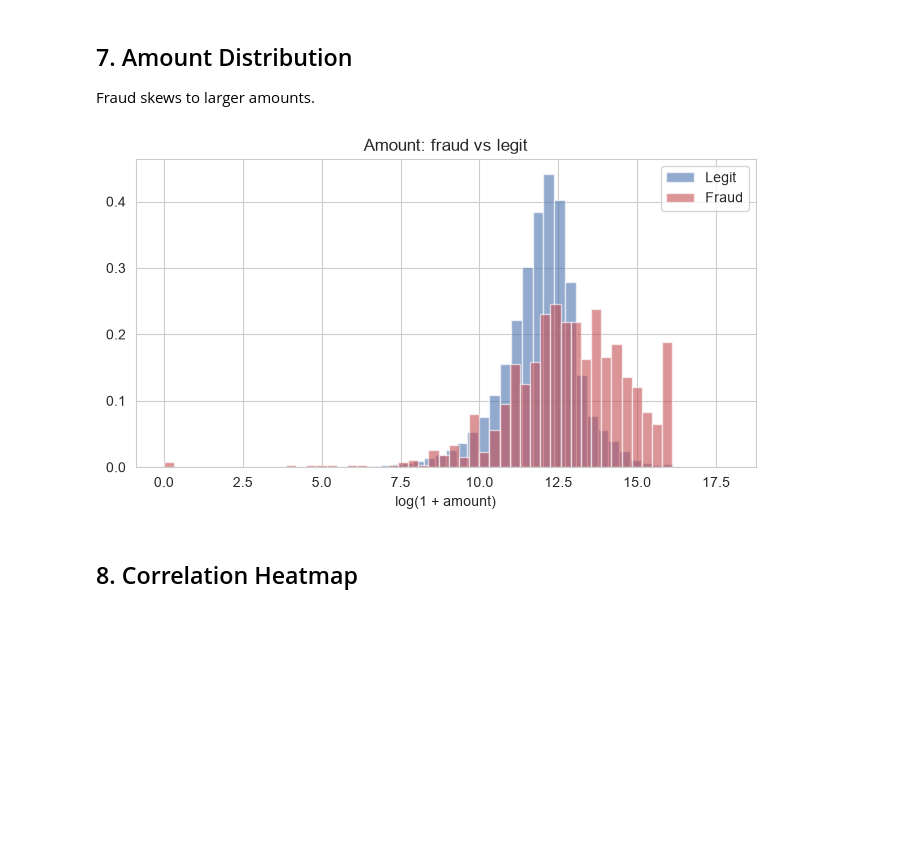
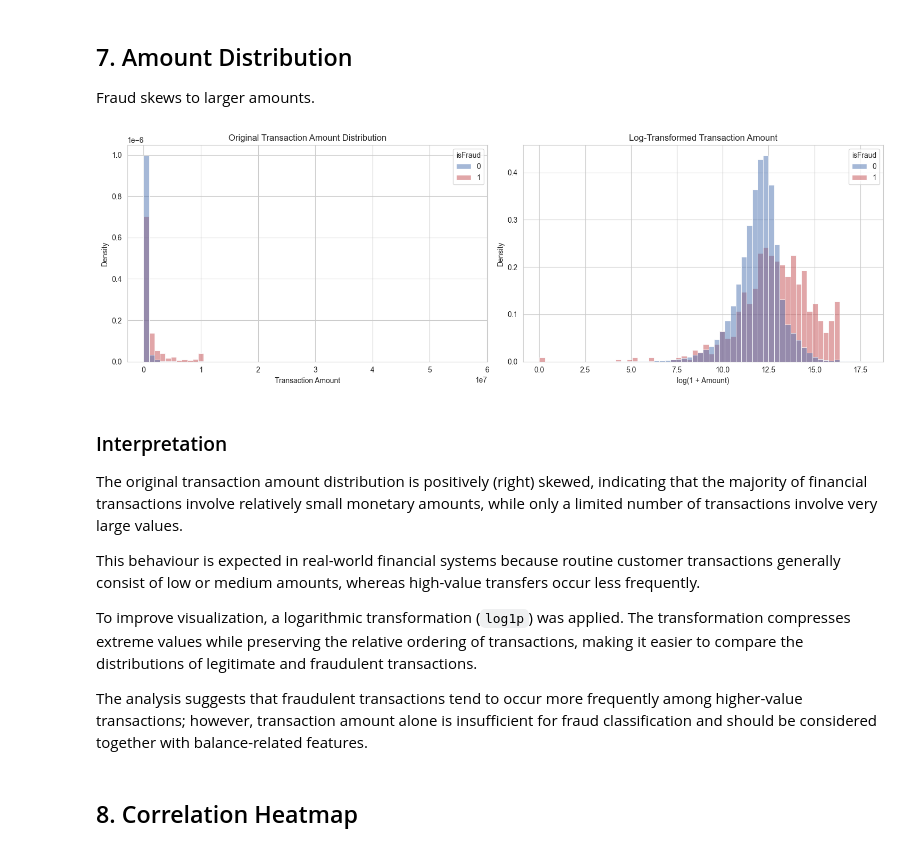
Before and after one commit to SBK250/Advanced-Fraud-Detection-ML, a Jupyter notebook: fraud-detection-ml/notebooks/01_eda.ipynb, the cells around one changed output. Saved outputs shown, nothing was run; the diff lists cells and outputs as text; code cells hidden in the pictures; blank space fills up the shorter version.

Commit message:
Enhance EDA analysis and improve project documentation

```diff
--- a/fraud-detection-ml/notebooks/01_eda.ipynb
+++ b/fraud-detection-ml/notebooks/01_eda.ipynb
@@ -135,12 +135,53 @@ Name: isFullDrain, dtype: float64
 ## 7. Amount Distribution
 Fraud skews to larger amounts.
 # %%
-fig, ax = plt.subplots(figsize=(8,4))
-for label,c,n in [(0,'#4C72B0','Legit'),(1,'#C44E52','Fraud')]:
-    ax.hist(np.log1p(d[d['isFraud']==label]['amount']), bins=50, alpha=0.6, label=n, color=c, density=True)
-ax.set_xlabel('log(1 + amount)'); ax.legend(); ax.set_title('Amount: fraud vs legit'); plt.show()
+fig, axes = plt.subplots(1, 2, figsize=(15,5))
+
+# Original Distribution
+sns.histplot(
+    data=d,
+    x="amount",
+    hue="isFraud",
+    bins=60,
+    stat="density",
+    common_norm=False,
+    palette=["#4C72B0", "#C44E52"],
+    ax=axes[0]
+)
+
+axes[0].set_title("Original Transaction Amount Distribution")
+axes[0].set_xlabel("Transaction Amount")
+axes[0].set_ylabel("Density")
+
+# Log-transformed Distribution
+sns.histplot(
+    x=np.log1p(d["amount"]),
+    hue=d["isFraud"],
+    bins=60,
+    stat="density",
+    common_norm=False,
+    palette=["#4C72B0", "#C44E52"],
+    ax=axes[1]
+)
+
+axes[1].set_title("Log-Transformed Transaction Amount")
+axes[1].set_xlabel("log(1 + Amount)")
+axes[1].set_ylabel("Density")
+
+plt.tight_layout()
+plt.show()
 # %% [output]
-[figure, old version]
+[figure, new version]
+# %% [markdown]
+### Interpretation
+
+The original transaction amount distribution is positively (right) skewed, indicating that the majority of financial transactions involve relatively small monetary amounts, while only a limited number of transactions involve very large values.
+
+This behaviour is expected in real-world financial systems because routine customer transactions generally consist of low or medium amounts, whereas high-value transfers occur less frequently.
+
+To improve visualization, a logarithmic transformation (`log1p`) was applied. The transformation compresses extreme values while preserving the relative ordering of transactions, making it easier to compare the distributions of legitimate and fraudulent transactions.
+
+The analysis suggests that fraudulent transactions tend to occur more frequently among higher-value transactions; however, transaction amount alone is insufficient for fraud classification and should be considered together with balance-related features.
 # %% [markdown]
 ## 8. Correlation Heatmap
 # %%
```
Also changed, not shown: parts of 2 cells of this notebook.
